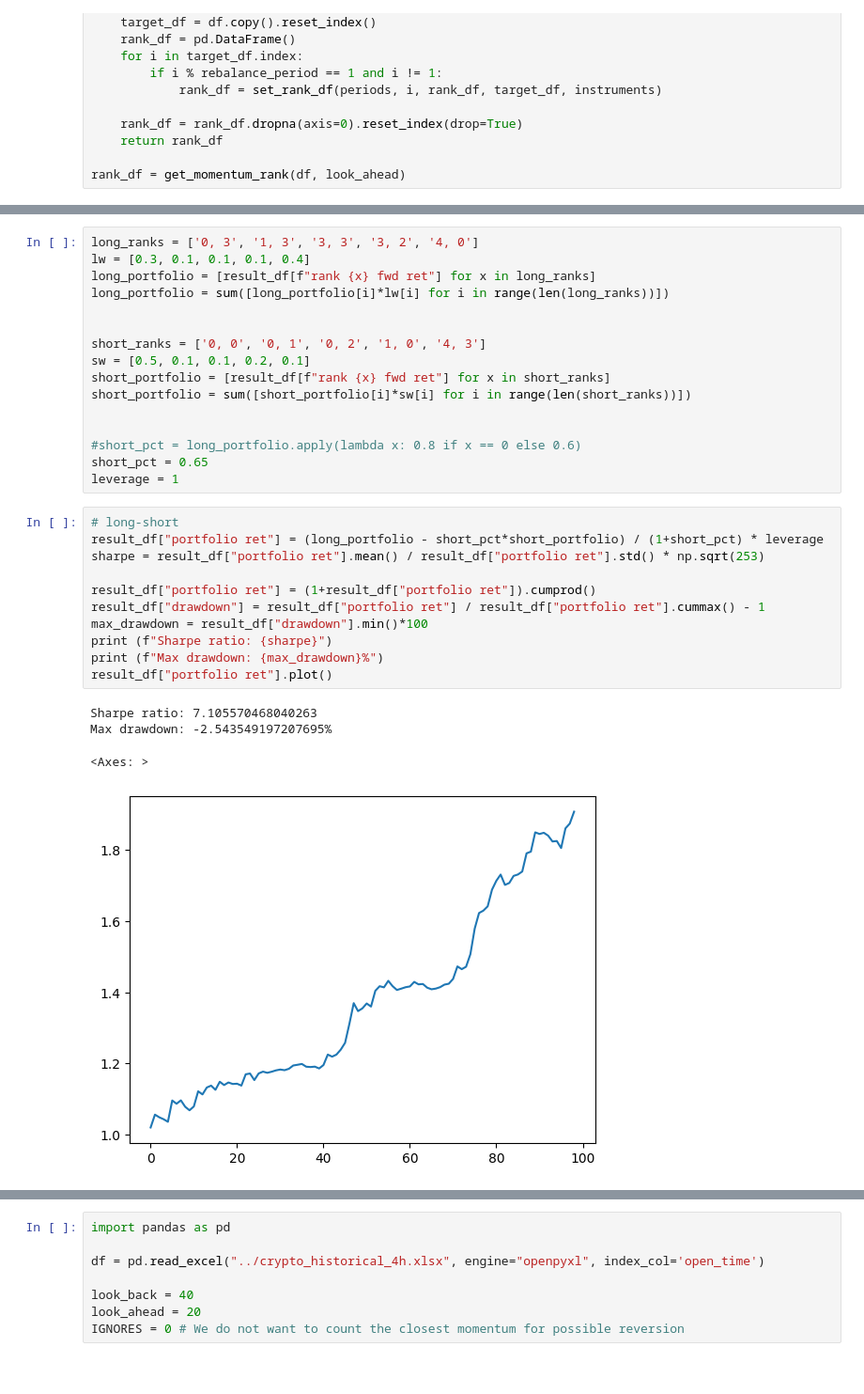
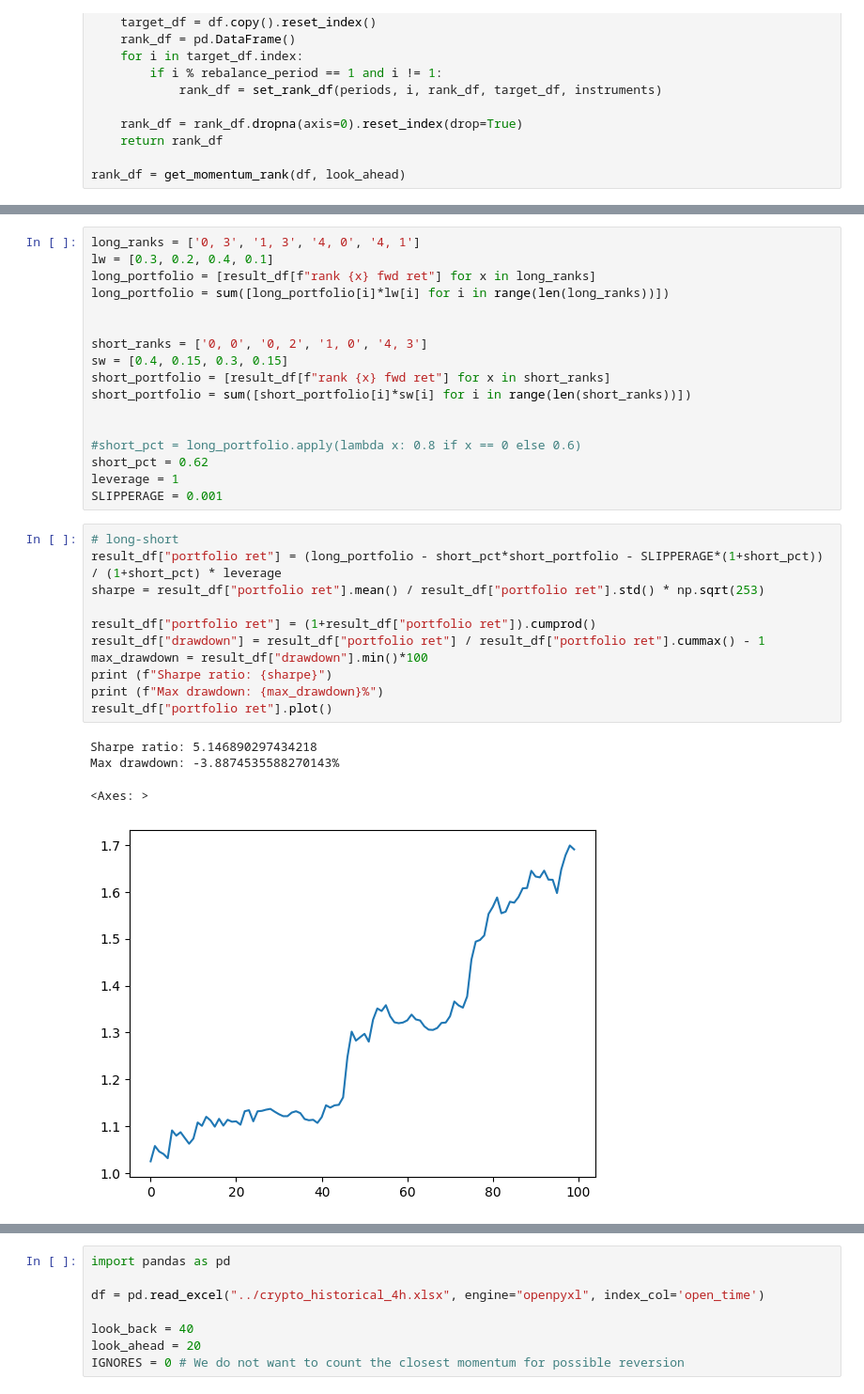
Before and after one commit to createMonster/Multi-Strategy-Quant-System, a Jupyter notebook: playground/momentum_2factor.ipynb, the cells around one changed output, grey strips where cells are left out. Shown at 94% size. Drawn from its saved outputs; the diff is of its cells as text.

Commit message:
Implement multiple ranks with weights

```diff
--- a/playground/momentum_2factor.ipynb
+++ b/playground/momentum_2factor.ipynb
@@ -208,35 +210,36 @@ compare_df
 # %%
-long_ranks = ['0, 3', '1, 3', '3, 3', '3, 2', '4, 0']
-lw = [0.3, 0.1, 0.1, 0.1, 0.4]
+long_ranks = ['0, 3', '1, 3', '4, 0', '4, 1']
+lw = [0.3, 0.2, 0.4, 0.1]
 long_portfolio = [result_df[f"rank {x} fwd ret"] for x in long_ranks]
 long_portfolio = sum([long_portfolio[i]*lw[i] for i in range(len(long_ranks))])
 
 
-short_ranks = ['0, 0', '0, 1', '0, 2', '1, 0', '4, 3']
-sw = [0.5, 0.1, 0.1, 0.2, 0.1]
+short_ranks = ['0, 0', '0, 2', '1, 0', '4, 3']
+sw = [0.4, 0.15, 0.3, 0.15]
 short_portfolio = [result_df[f"rank {x} fwd ret"] for x in short_ranks]
 short_portfolio = sum([short_portfolio[i]*sw[i] for i in range(len(short_ranks))])
 
 
 #short_pct = long_portfolio.apply(lambda x: 0.8 if x == 0 else 0.6)
-short_pct = 0.65
+short_pct = 0.62
 leverage = 1
+SLIPPERAGE = 0.001
 # %%
 # long-short
-result_df["portfolio ret"] = (long_portfolio - short_pct*short_portfolio) / (1+short_pct) * leverage
+result_df["portfolio ret"] = (long_portfolio - short_pct*short_portfolio - SLIPPERAGE*(1+short_pct)) / (1+short_pct) * leverage
 sharpe = result_df["portfolio ret"].mean() / result_df["portfolio ret"].std() * np.sqrt(253)
 
 result_df["portfolio ret"] = (1+result_df["portfolio ret"]).cumprod()
 result_df["drawdown"] = result_df["portfolio ret"] / result_df["portfolio ret"].cummax() - 1
 max_drawdown = result_df["drawdown"].min()*100
 print (f"Sharpe ratio: {sharpe}")
 print (f"Max drawdown: {max_drawdown}%")
 result_df["portfolio ret"].plot()
 # %% [output]
-Sharpe ratio: 7.105570468040263
-Max drawdown: -2.543549197207695%
+Sharpe ratio: 5.146890297434218
+Max drawdown: -3.8874535588270143%
 <Axes: >
-[figure, old version]
+[figure, new version]
 # %%
 # long only
 result_df["portfolio ret"] = long_portfolio
```
Also changed, not shown: parts of 5 cells of this notebook, 2 other files.
